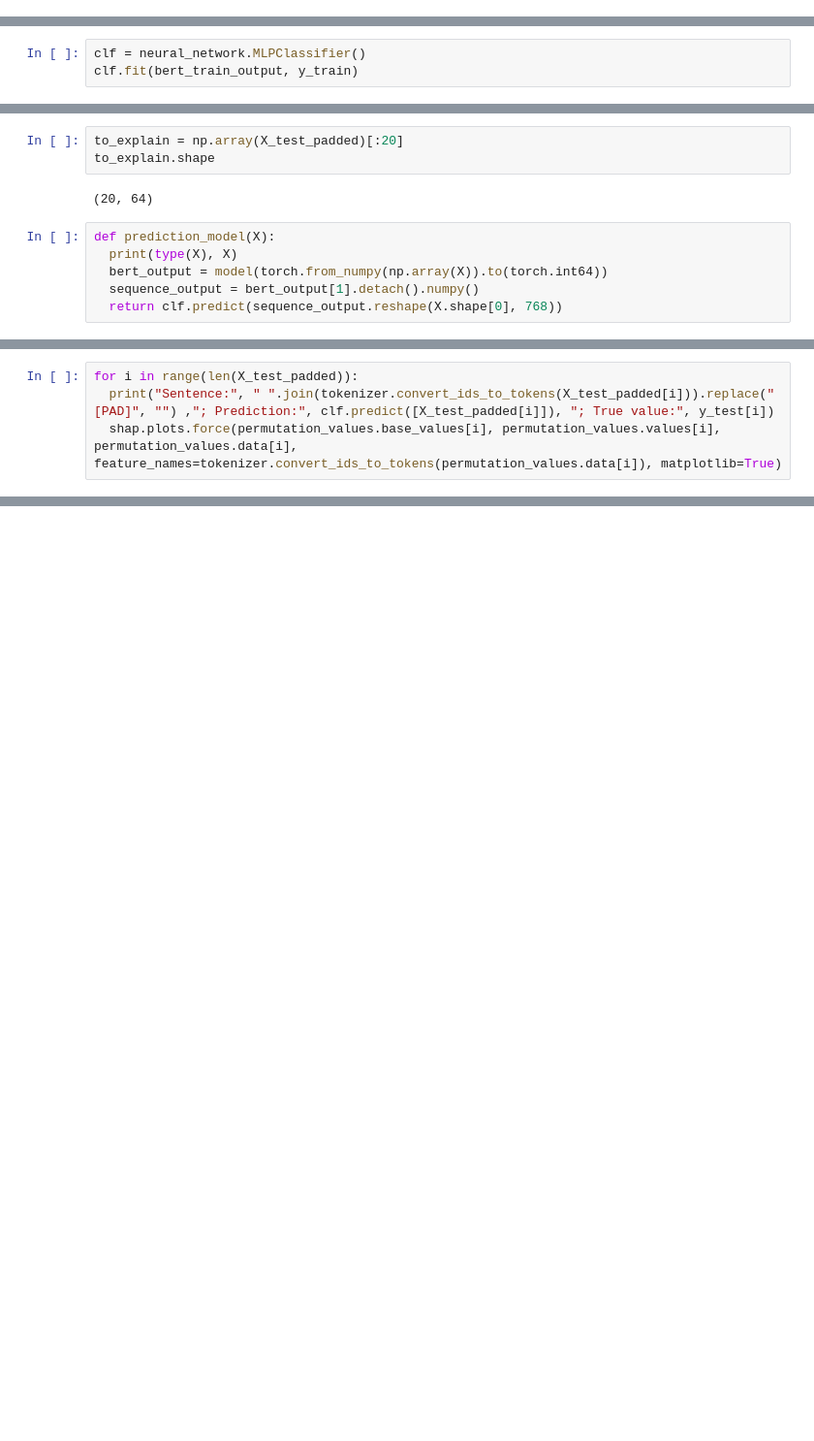
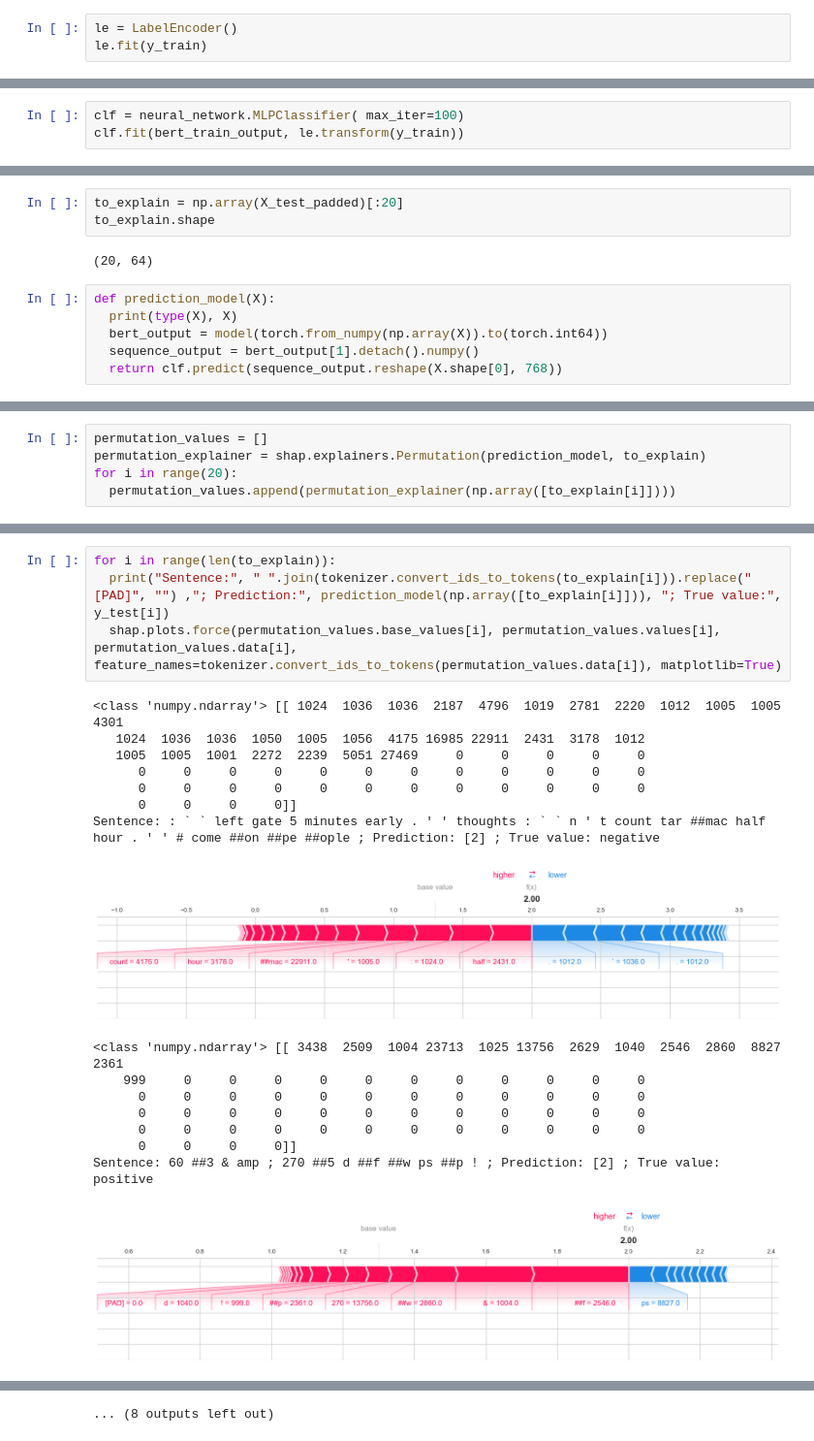
Before and after one commit to bkapteijns/thesis, a Jupyter notebook: code/feature-relevance/SHAP/sentiment-analysis/nlp_shap.ipynb, the cells around one changed output, grey strips where cells are left out. Shown at 97% size. Saved outputs shown, nothing was run; the diff lists cells and outputs as text; blank space fills up the shorter version.

```diff
--- a/code/feature-relevance/SHAP/sentiment-analysis/nlp_shap.ipynb
+++ b/code/feature-relevance/SHAP/sentiment-analysis/nlp_shap.ipynb
@@ -193,3 +193,6 @@ BaseModelOutputWithPoolingAndCrossAttentions(last_hidden_state=tensor([[[-3.1295
 # %%
 bert_test_output = bert_test_output[1].detach().numpy().copy()
 bert_test_output = bert_test_output.reshape(X_test.shape[0], 768)
+# %%
+le = LabelEncoder()
+le.fit(y_train)
@@ -196,4 +201,4 @@ bert_test_output = bert_test_output.reshape(X_test.shape[0], 768)
 # %%
-clf = neural_network.MLPClassifier()
-clf.fit(bert_train_output, y_train)
+clf = neural_network.MLPClassifier( max_iter=100)
+clf.fit(bert_train_output, le.transform(y_train))
 # %% [output]
@@ -243,0 +236,5 @@ permutation_values = permutation_explainer(to_explain)
+# %%
+permutation_values = []
+permutation_explainer = shap.explainers.Permutation(prediction_model, to_explain)
+for i in range(20):
+  permutation_values.append(permutation_explainer(np.array([to_explain[i]])))
@@ -246,4 +280,21 @@ print(permutation_values)
 # %%
-for i in range(len(X_test_padded)):
-  print("Sentence:", " ".join(tokenizer.convert_ids_to_tokens(X_test_padded[i])).replace(" [PAD]", "") ,"; Prediction:", clf.predict([X_test_padded[i]]), "; True value:", y_test[i])
+for i in range(len(to_explain)):
+  print("Sentence:", " ".join(tokenizer.convert_ids_to_tokens(to_explain[i])).replace(" [PAD]", "") ,"; Prediction:", prediction_model(np.array([to_explain[i]])), "; True value:", y_test[i])
   shap.plots.force(permutation_values.base_values[i], permutation_values.values[i], permutation_values.data[i], feature_names=tokenizer.convert_ids_to_tokens(permutation_values.data[i]), matplotlib=True)
+# %% [output]
+<class 'numpy.ndarray'> [[ 1024  1036  1036  2187  4796  1019  2781  2220  1012  1005  1005  4301
+   1024  1036  1036  1050  1005  1056  4175 16985 22911  2431  3178  1012
+   1005  1005  1001  2272  2239  5051 27469     0     0     0     0     0
+      0     0     0     0     0     0     0     0     0     0     0     0
+      0     0     0     0     0     0     0     0     0     0     0     0
+      0     0     0     0]]
+Sentence: : ` ` left gate 5 minutes early . ' ' thoughts : ` ` n ' t count tar ##mac half hour . ' ' # come ##on ##pe ##ople ; Prediction: [2] ; True value: negative
+[figure, added]
+<class 'numpy.ndarray'> [[ 3438  2509  1004 23713  1025 13756  2629  1040  2546  2860  8827  2361
+    999     0     0     0     0     0     0     0     0     0     0     0
+      0     0     0     0     0     0     0     0     0     0     0     0
+      0     0     0     0     0     0     0     0     0     0     0     0
+      0     0     0     0     0     0     0     0     0     0     0     0
+      0     0     0     0]]
+Sentence: 60 ##3 & amp ; 270 ##5 d ##f ##w ps ##p ! ; Prediction: [2] ; True value: positive
+[figure, added]
@@ -250,3 +331,4 @@ for i in range(len(X_test_padded)):
+... (8 outputs left out)
 # %%
 import dill
 filename = 'globalsave.pkl'
```
Also changed, not shown: parts of 13 cells of this notebook, 2 other files.
